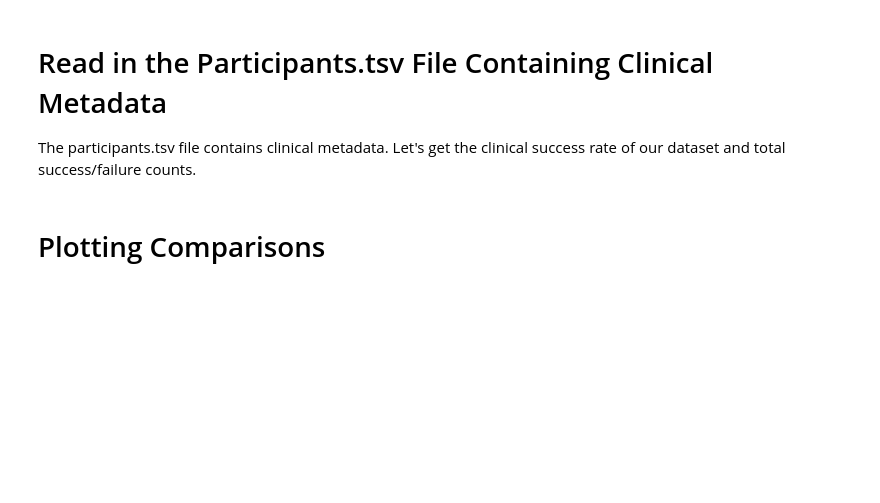
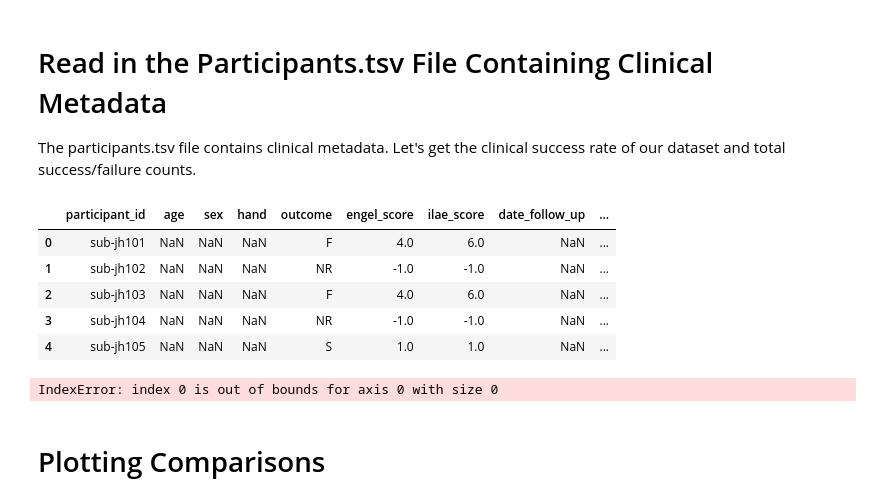
Before and after one commit to adam2392/fragility_in_ieeg, a Jupyter notebook: notebooks/run_classification_exp.ipynb, the cells around one changed output. Saved outputs shown, nothing was run; the diff lists cells and outputs as text; code cells hidden in the pictures; blank space fills up the shorter version.

```diff
--- a/notebooks/run_classification_exp.ipynb
+++ b/notebooks/run_classification_exp.ipynb
@@ -645,8 +649,15 @@ The participants.tsv file contains clinical metadata. Let's get the clinical suc
 and total success/failure counts.
 # %%
 pat_df = read_participants_tsv(bids_root)
-
+subjects = pat_df["participant_id"]
 display(pat_df.head())
+# %% [output]
+|  | participant_id | age | sex | hand | outcome | engel_score | ilae_score | date_follow_up | ... |
+| 0 | sub-jh101 | NaN | NaN | NaN | F | 4.0 | 6.0 | NaN | ... |
+| 1 | sub-jh102 | NaN | NaN | NaN | NR | -1.0 | -1.0 | NaN | ... |
+| 2 | sub-jh103 | NaN | NaN | NaN | F | 4.0 | 6.0 | NaN | ... |
+| 3 | sub-jh104 | NaN | NaN | NaN | NR | -1.0 | -1.0 | NaN | ... |
+| 4 | sub-jh105 | NaN | NaN | NaN | S | 1.0 | 1.0 | NaN | ... |
 # %%
 outcomes = []
 
@@ -656,6 +667,8 @@ for subj in np.unique(subjects):
     pat_row = pat_df[pat_df['participant_id'] == 'sub-' + subj]
     outcomes.append(pat_row['outcome'].values[0])
 print(outcomes)
+# %% [output]
+IndexError: index 0 is out of bounds for axis 0 with size 0
 # %%
 n_success = len(np.argwhere(np.array(outcomes) == 'S'))
 clinical_sensitivity = n_success / len(outcomes)
```
Also changed, not shown: parts of 1 cell of this notebook, 3 other files.
